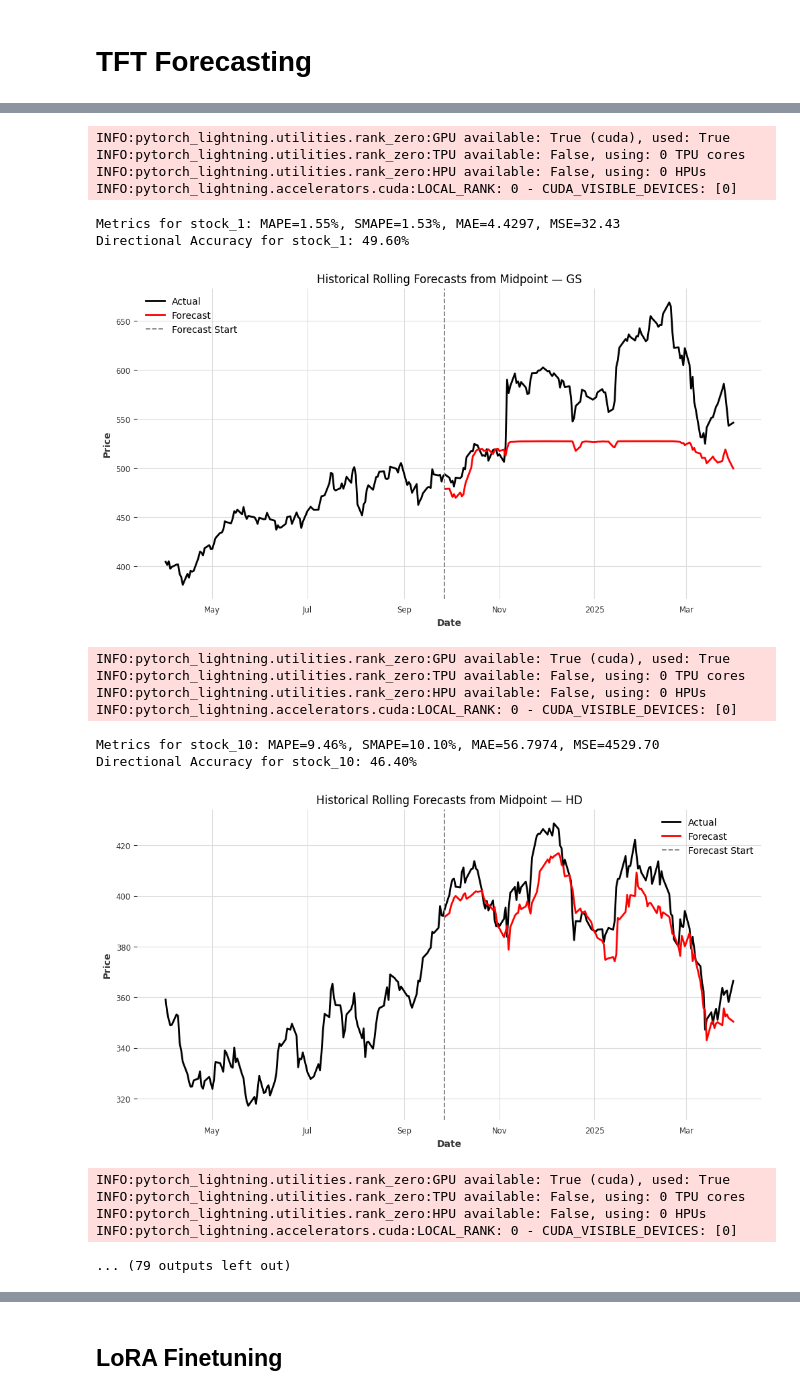
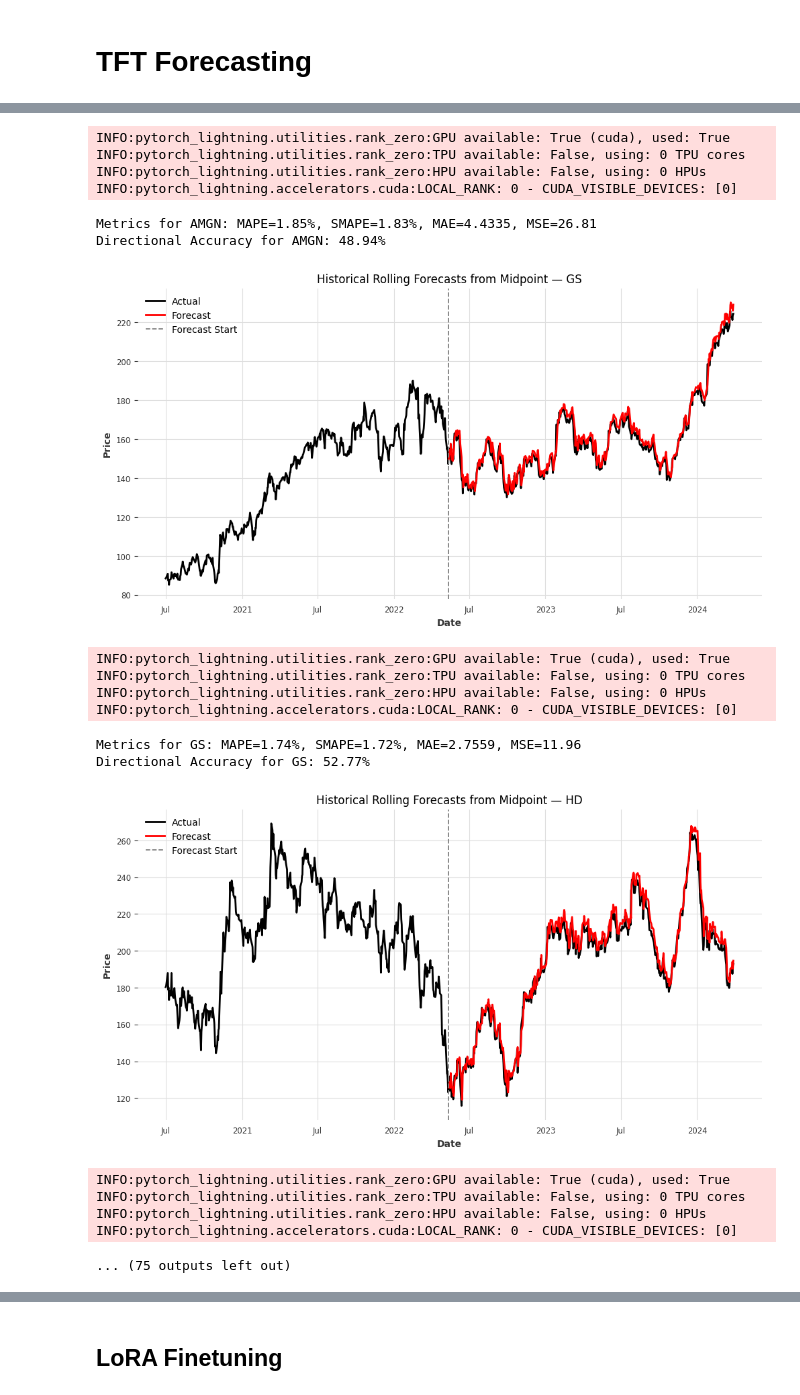
Before and after one commit to chenjinm/Trading-Bot, a Jupyter notebook: transformer_with_results.ipynb, the cells around one changed output, grey strips where cells are left out. Drawn from its saved outputs; the diff is of its cells as text; code cells hidden in the pictures.

```diff
--- a/transformer_with_results.ipynb
+++ b/transformer_with_results.ipynb
@@ -999,7 +980,7 @@ from pytorch_lightning.callbacks.early_stopping import EarlyStopping
 # define stopper
 my_stopper = EarlyStopping(
     monitor="val_loss",    # the metric to watch
-    patience=20,           # wait this many epochs with no improvement
+    patience=5,           # wait this many epochs with no improvement
     min_delta=0.001,       # only count an “improvement” if loss drops ≥ this
     mode="min"             # we want val_loss to go down
 )
@@ -1018,9 +999,9 @@ likelihood = QuantileRegression(quantiles=quantiles)
 model = TFTModel(
     input_chunk_length=INPUT_CHUNK_LENGTH,
     output_chunk_length=FORECAST_HORIZON,
-    hidden_size=128,
-    lstm_layers=3,
-    num_attention_heads=3,
+    hidden_size=64,
+    lstm_layers=2,
+    num_attention_heads=4,
     dropout=0.2,
     batch_size=BATCH_SIZE,
     n_epochs=100,
@@ -1073,5 +1054,5 @@ TFTModel(output_chunk_shift=0, hidden_size=128, lstm_layers=3, num_attention_hea
 # %%
-from darts.metrics import mape, smape, mae, mse
+from darts.metrics import mape, smape, mae, mse, r2_score
 
 # real_tickers = ["AMZN","AMGN","AXP","BA","CAT","CRM","CSCO","CVX","DIS","DOW","GS",
 #             "HD","HON","IBM","INTC","JNJ","JPM","KO","MCD","MMM","MRK","MSFT",
@@ -1080,12 +1061,34 @@ from darts.metrics import mape, smape, mae, mse
 real_tickers = ["AMZN", "AMGN","GS","HD","HON","IBM","INTC","JNJ","JPM","KO","MCD","MMM",
                 "AXP","MRK","MSFT","NKE","PG","TRV","UNH","V","VZ","WBA","WMT",
                 "BA","CAT","CRM","CSCO","CVX","DIS","DOW"]
+
+
+# exclude = {"GS", "WBA", "UNH", "CRM"} # check if corrupted
+exclude = {"CRM"}
+
+
+
 # init accumulators
 mape_list   = []
 smape_list  = []
 mae_list    = []
 mse_list    = []
+r2_list     = []
 dir_acc_list = []
+
+
+def add_symbol_static(ts, sym):
+    return ts.with_static_covariates(pd.DataFrame({"symbol": [sym]}))
+
+train_target_list = [
+    add_symbol_static(ts, sym)
+    for ts, sym in zip(train_target_list, real_tickers)
+]
+val_target_list = [
+    add_symbol_static(ts, sym)
+    for ts, sym in zip(val_target_list, real_tickers)
+]
+
 
 
 
@@ -1137,6 +1140,7 @@ for idx, ts_val in enumerate(val_target_list):
     smape_val  = smape(actual_sub, pred_sub)
     mae_val    = mae(actual_sub, pred_sub)
     mse_val    = mse(actual_sub, pred_sub)
+    r2_val     = r2_score(actual_sub, pred_sub)
     print(
         f"Metrics for {symbol}: "
         f"MAPE={mape_val:.2f}%, SMAPE={smape_val:.2f}%, MAE={mae_val:.4f}, MSE={mse_val:.2f}"
@@ -1153,11 +1157,13 @@ for idx, ts_val in enumerate(val_target_list):
     print(f"Directional Accuracy for {symbol}: {dir_acc:.2f}%\n")
 
     # append to accumulators
-    mape_list.append(mape_val)
-    smape_list.append(smape_val)
-    mae_list.append(mae_val)
-    mse_list.append(mse_val)
-    dir_acc_list.append(dir_acc)
+    if symbols[idx] not in exclude:
+        mape_list.append(mape_val)
+        smape_list.append(smape_val)
+        mae_list.append(mae_val)
+        mse_list.append(mse_val)
+        r2_list.append(r2_val)
+        dir_acc_list.append(dir_acc)
 
 
 
@@ -1167,6 +1173,7 @@ print(f"Avg MAE:   {np.mean(mae_list):.4f}")
 print(f"Avg MSE:   {np.mean(mse_list):.2f}")
 print(f"Avg MAPE:  {np.mean(mape_list):.2f}%")
 print(f"Avg SMAPE: {np.mean(smape_list):.2f}%")
+print(f"Avg R²:    {np.mean(r2_list):.3f}")
 print(f"Avg Dir Acc: {np.mean(dir_acc_list):.2f}%")
 # %% [output]
 INFO:pytorch_lightning.utilities.rank_zero:GPU available: True (cuda), used: True
@@ -1184,22 +1191,22 @@ Directional Accuracy for stock_0: 50.40%
 INFO:pytorch_lightning.utilities.rank_zero:GPU available: True (cuda), used: True
 INFO:pytorch_lightning.utilities.rank_zero:TPU available: False, using: 0 TPU cores
 INFO:pytorch_lightning.utilities.rank_zero:HPU available: False, using: 0 HPUs
 INFO:pytorch_lightning.accelerators.cuda:LOCAL_RANK: 0 - CUDA_VISIBLE_DEVICES: [0]
-Metrics for stock_1: MAPE=1.55%, SMAPE=1.53%, MAE=4.4297, MSE=32.43
-Directional Accuracy for stock_1: 49.60%
+Metrics for AMGN: MAPE=1.85%, SMAPE=1.83%, MAE=4.4335, MSE=26.81
+Directional Accuracy for AMGN: 48.94%
-[figure, old version]
+[figure, new version]
 INFO:pytorch_lightning.utilities.rank_zero:GPU available: True (cuda), used: True
 INFO:pytorch_lightning.utilities.rank_zero:TPU available: False, using: 0 TPU cores
 INFO:pytorch_lightning.utilities.rank_zero:HPU available: False, using: 0 HPUs
 INFO:pytorch_lightning.accelerators.cuda:LOCAL_RANK: 0 - CUDA_VISIBLE_DEVICES: [0]
-Metrics for stock_10: MAPE=9.46%, SMAPE=10.10%, MAE=56.7974, MSE=4529.70
-Directional Accuracy for stock_10: 46.40%
+Metrics for GS: MAPE=1.74%, SMAPE=1.72%, MAE=2.7559, MSE=11.96
+Directional Accuracy for GS: 52.77%
-[figure, old version]
+[figure, new version]
 INFO:pytorch_lightning.utilities.rank_zero:GPU available: True (cuda), used: True
 INFO:pytorch_lightning.utilities.rank_zero:TPU available: False, using: 0 TPU cores
 INFO:pytorch_lightning.utilities.rank_zero:HPU available: False, using: 0 HPUs
 INFO:pytorch_lightning.accelerators.cuda:LOCAL_RANK: 0 - CUDA_VISIBLE_DEVICES: [0]
-... (79 outputs left out)
+... (75 outputs left out)
 # %%
 import pandas as pd
 import numpy as np
```
Also changed, not shown: parts of 6 cells of this notebook.
